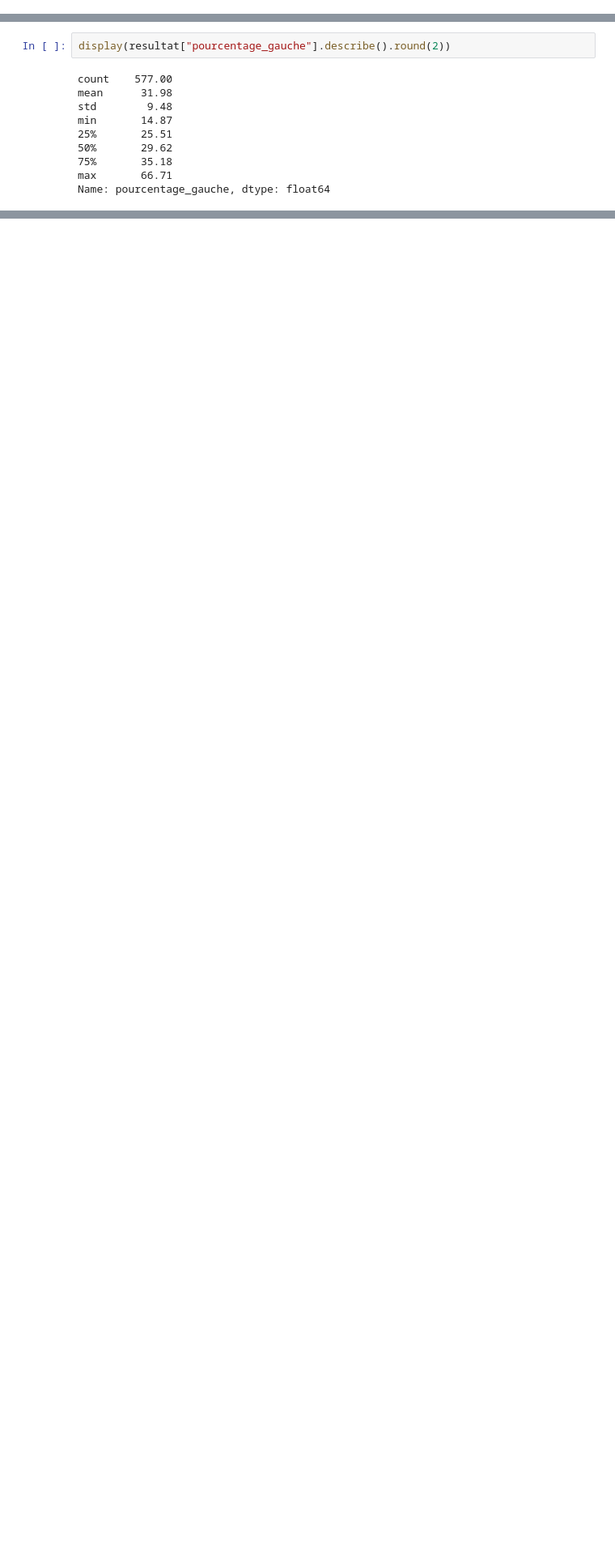
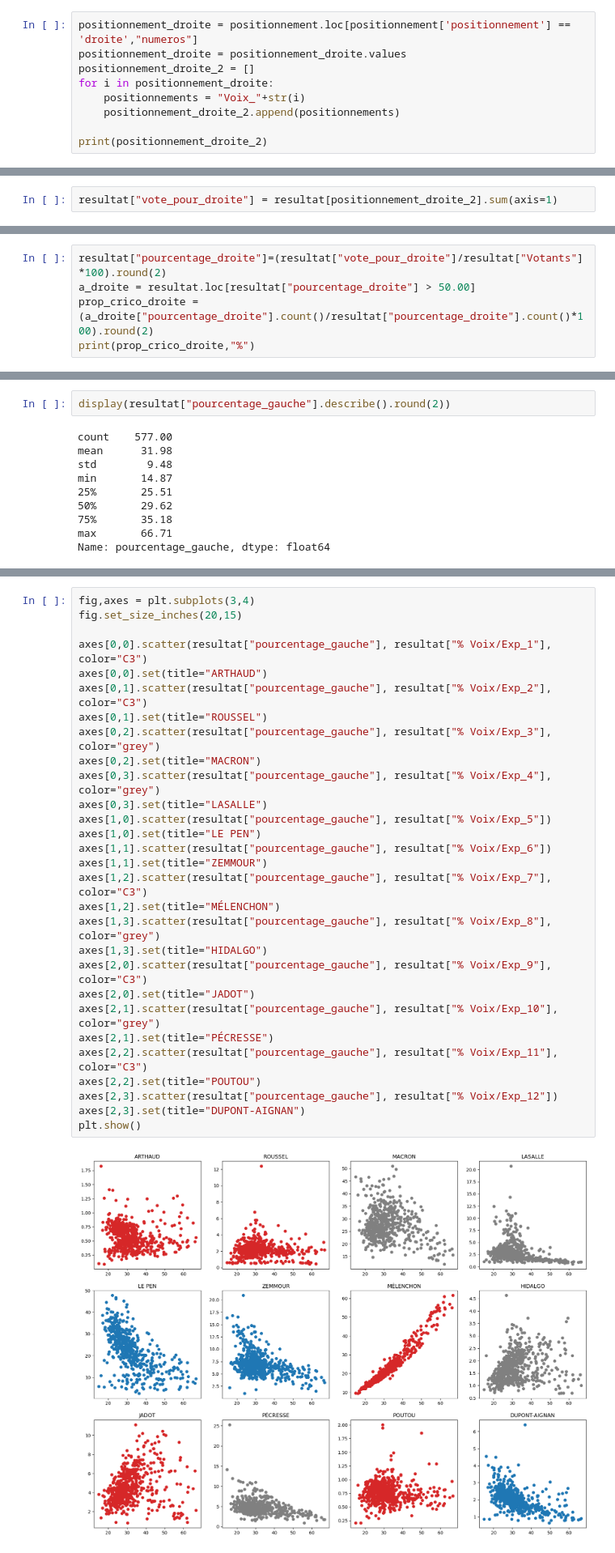
Before and after one commit to Blanchard-Floriane/Datas_W4_Presidentielles_2022, a Jupyter notebook: Election_présidentielle_avrile_2022_paul.ipynb, the cells around one changed output, grey strips where cells are left out. Shown at 81% size. Drawn from its saved outputs; the diff is of its cells as text; blank space fills up the shorter version.

```diff
--- a/Election_présidentielle_avrile_2022_paul.ipynb
+++ b/Election_présidentielle_avrile_2022_paul.ipynb
@@ -43,3 +43,12 @@ positionnement_gauche_2 =[]
 for i in positionnement_gauche:
     positionnements = "Voix_"+str(i)
     positionnement_gauche_2.append(positionnements)
+# %%
+positionnement_droite = positionnement.loc[positionnement['positionnement'] == 'droite',"numeros"]
+positionnement_droite = positionnement_droite.values
+positionnement_droite_2 = []
+for i in positionnement_droite:
+    positionnements = "Voix_"+str(i)
+    positionnement_droite_2.append(positionnements)
+
+print(positionnement_droite_2)
@@ -51,6 +62,8 @@ for i in positionnement_candidat:
     positionnement_candidat_final.append(positionnements)
 # %%
 resultat["vote_pour_gauche"] = resultat[positionnement_gauche_2].sum(axis=1)
+# %%
+resultat["vote_pour_droite"] = resultat[positionnement_droite_2].sum(axis=1)
 # %%
 resultat["pourcentage_gauche"]=(resultat["vote_pour_gauche"]/resultat["Votants"] *100).round(2)
 a_gauche = resultat.loc[resultat["pourcentage_gauche"] > 50.00]
@@ -58,3 +71,8 @@ prop_crico_gauche = (a_gauche["pourcentage_gauche"].count()/resultat["pourcentag
 print(prop_crico_gauche,"%")
 # %% [output]
 6.24 %
+# %%
+resultat["pourcentage_droite"]=(resultat["vote_pour_droite"]/resultat["Votants"] *100).round(2)
+a_droite = resultat.loc[resultat["pourcentage_droite"] > 50.00]
+prop_crico_droite = (a_droite["pourcentage_droite"].count()/resultat["pourcentage_droite"].count()*100).round(2)
+print(prop_crico_droite,"%")
@@ -139,0 +178,31 @@ dtype: float64
+# %%
+fig,axes = plt.subplots(3,4)
+fig.set_size_inches(20,15)
+
+axes[0,0].scatter(resultat["pourcentage_gauche"], resultat["% Voix/Exp_1"], color="C3")
+axes[0,0].set(title="ARTHAUD")
+axes[0,1].scatter(resultat["pourcentage_gauche"], resultat["% Voix/Exp_2"], color="C3")
+axes[0,1].set(title="ROUSSEL")
+axes[0,2].scatter(resultat["pourcentage_gauche"], resultat["% Voix/Exp_3"], color="grey")
+axes[0,2].set(title="MACRON")
+axes[0,3].scatter(resultat["pourcentage_gauche"], resultat["% Voix/Exp_4"], color="grey")
+axes[0,3].set(title="LASALLE")
+axes[1,0].scatter(resultat["pourcentage_gauche"], resultat["% Voix/Exp_5"])
+axes[1,0].set(title="LE PEN")
+axes[1,1].scatter(resultat["pourcentage_gauche"], resultat["% Voix/Exp_6"])
+axes[1,1].set(title="ZEMMOUR")
+axes[1,2].scatter(resultat["pourcentage_gauche"], resultat["% Voix/Exp_7"], color="C3")
+axes[1,2].set(title="MÉLENCHON")
+axes[1,3].scatter(resultat["pourcentage_gauche"], resultat["% Voix/Exp_8"], color="grey")
+axes[1,3].set(title="HIDALGO")
+axes[2,0].scatter(resultat["pourcentage_gauche"], resultat["% Voix/Exp_9"], color="C3")
+axes[2,0].set(title="JADOT")
+axes[2,1].scatter(resultat["pourcentage_gauche"], resultat["% Voix/Exp_10"], color="grey")
+axes[2,1].set(title="PÉCRESSE")
+axes[2,2].scatter(resultat["pourcentage_gauche"], resultat["% Voix/Exp_11"], color="C3")
+axes[2,2].set(title="POUTOU")
+axes[2,3].scatter(resultat["pourcentage_gauche"], resultat["% Voix/Exp_12"])
+axes[2,3].set(title="DUPONT-AIGNAN")
+plt.show()
+# %% [output]
+[figure, added]
```
Also changed, not shown: parts of 6 cells of this notebook.
